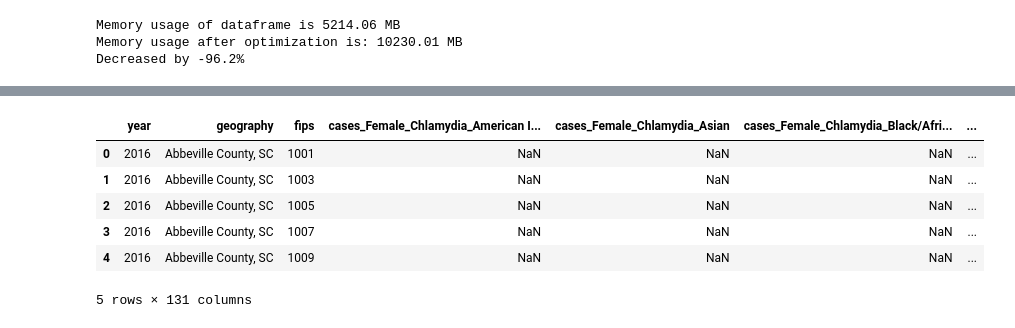
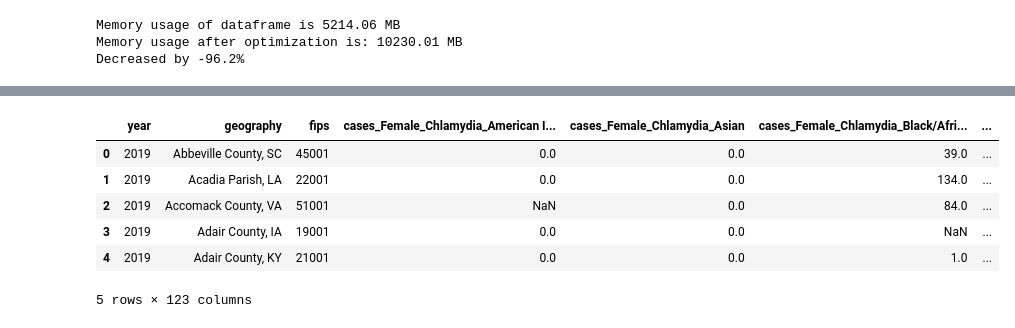
Before and after one commit to JayRPhilbrick/bdsi22dataminingsti, a Jupyter notebook: notebooks/CDCSTD cleaning.ipynb, the cells around one changed output, grey strips where cells are left out. Drawn from its saved outputs; the diff is of its cells as text; code cells hidden in the pictures.

```diff
--- a/notebooks/CDCSTD cleaning.ipynb
+++ b/notebooks/CDCSTD cleaning.ipynb
@@ -13,11 +13,11 @@ warnings.filterwarnings('ignore')
 # %%
 tot_df = []
 # for j,i in enumerate(np.arange(2016, 2021, 1)):
-for j,i in enumerate(np.arange(2016, 2016, 1)):
+for j,i in enumerate(np.arange(2016, 2021, 1)):
     tot_df.append(pd.read_csv('../Data/Raw/CDC/CDCSTDcountysexrace'+
                               str(i) +'.csv', sep = ',', skiprows = 4))
 # df = pd.concat(tot_df, axis = 0)
-df = pd.read_csv('../Data/Raw/CDC/CDCSTDcountysexrace2016.csv', skiprows = 4)
+df = pd.read_csv('../Data/Raw/CDC/CDCSTDcountysexage2020.csv', skiprows = 4)
 # %%
 print(df.shape)
 print(df.dtypes)
@@ -64,7 +62,8 @@ array([2016])
 # %% [markdown]
 ##### Removing the Data Surpressed and unavailable keywords in Cases
 # %%
-data_to_be_removed = ["cases", "ratePer100000","raceEthnicity"]
+# data_to_be_removed = ["cases", "ratePer100000","raceEthnicity"]
+data_to_be_removed = ["cases", "ratePer100000"]
 # %%
 for col in data_to_be_removed:
     df.loc[df[col].str.contains("Data",na = False), col] = np.nan
@@ -145,12 +134,12 @@ df.head()
 # %%
-df = df.pivot_table(index=['year','geography','fips'], columns=['sex', 'indicator','raceEthnicity'],dropna=False).reset_index()
+df = df.pivot_table(index=['year','geography','fips'], columns=['sex', 'indicator','raceEthnicity']).reset_index()
 df.columns = df.columns.map('_'.join).str.strip('_')
 df.head()
 # %% [output]
 |  | year | geography | fips | cases_Female_Chlamydia_American I... | cases_Female_Chlamydia_Asian | cases_Female_Chlamydia_Black/Afri... | ... |
-| 0 | 2016 | Abbeville County, SC | 1001 | NaN | NaN | NaN | ... |
-| 1 | 2016 | Abbeville County, SC | 1003 | NaN | NaN | NaN | ... |
-| 2 | 2016 | Abbeville County, SC | 1005 | NaN | NaN | NaN | ... |
-| 3 | 2016 | Abbeville County, SC | 1007 | NaN | NaN | NaN | ... |
-| 4 | 2016 | Abbeville County, SC | 1009 | NaN | NaN | NaN | ... |
+| 0 | 2019 | Abbeville County, SC | 45001 | 0.0 | 0.0 | 39.0 | ... |
+| 1 | 2019 | Acadia Parish, LA | 22001 | 0.0 | 0.0 | 134.0 | ... |
+| 2 | 2019 | Accomack County, VA | 51001 | NaN | 0.0 | 84.0 | ... |
+| 3 | 2019 | Adair County, IA | 19001 | 0.0 | 0.0 | NaN | ... |
+| 4 | 2019 | Adair County, KY | 21001 | 0.0 | 0.0 | 1.0 | ... |
-5 rows × 131 columns
+5 rows × 123 columns
```
Also changed, not shown: parts of 14 cells of this notebook, 16 other files.
